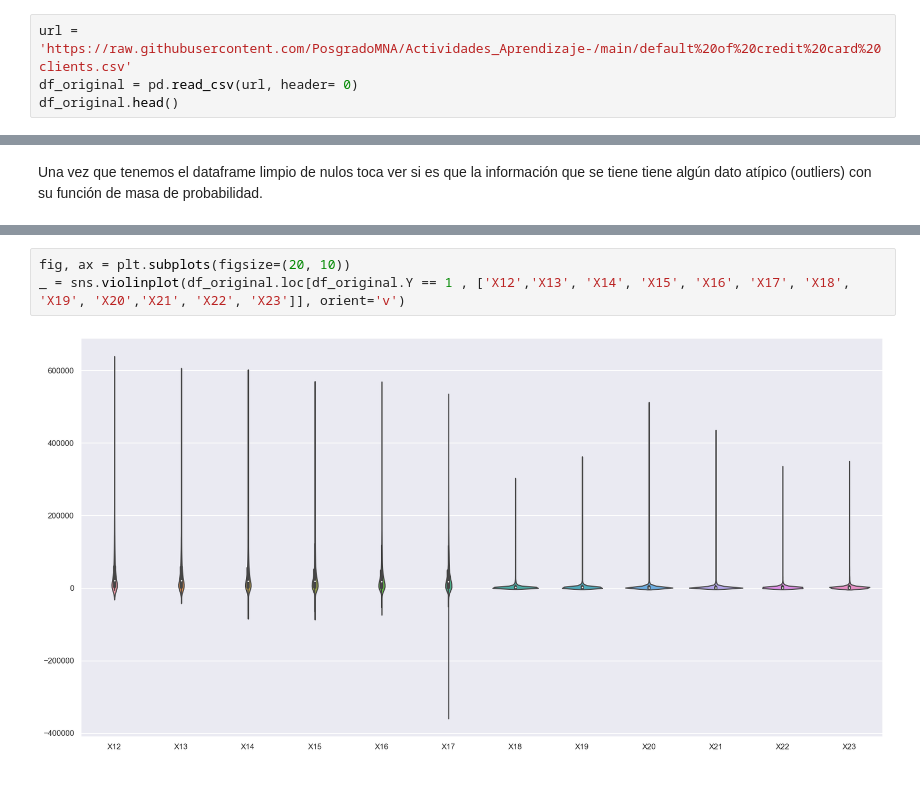
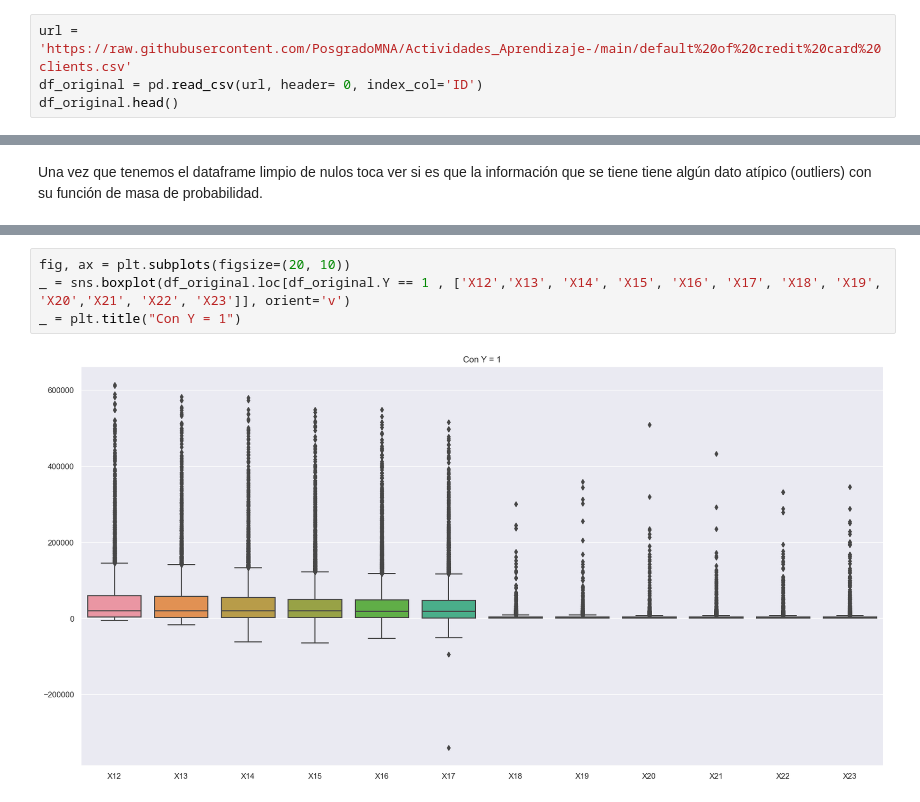
Before and after one commit to PosgradoMNA/actividades-del-projecto-los_k-means, a Jupyter notebook: Actividad_Semanal_4.ipynb, the cells around one changed output, grey strips where cells are left out. Cells and saved outputs as stored; diff of their text form.

```diff
--- a/Actividad_Semanal_4.ipynb
+++ b/Actividad_Semanal_4.ipynb
@@ -16,6 +18,6 @@ sns.set()
 El primer paso es hacer la descarga de la información que en este caso es un URL el cual pasaremos a un DataFrame
 # %%
 url = 'https://raw.githubusercontent.com/PosgradoMNA/Actividades_Aprendizaje-/main/default%20of%20credit%20card%20clients.csv'
-df_original = pd.read_csv(url, header= 0)
+df_original = pd.read_csv(url, header= 0, index_col='ID')
 df_original.head()
 # %% [output]
@@ -151,5 +156,6 @@ _ = sns.violinplot(df_original.loc[df_original.Y == 0 , ['X12','X13', 'X14', 'X1
 # %%
 fig, ax = plt.subplots(figsize=(20, 10))
-_ = sns.violinplot(df_original.loc[df_original.Y == 1 , ['X12','X13', 'X14', 'X15', 'X16', 'X17', 'X18', 'X19', 'X20','X21', 'X22', 'X23']], orient='v')
+_ = sns.boxplot(df_original.loc[df_original.Y == 1 , ['X12','X13', 'X14', 'X15', 'X16', 'X17', 'X18', 'X19', 'X20','X21', 'X22', 'X23']], orient='v')
+_ = plt.title("Con Y = 1")
 # %% [output]
-[figure, old version]
+[figure, new version]
```
Also changed, not shown: parts of 22 cells of this notebook.
